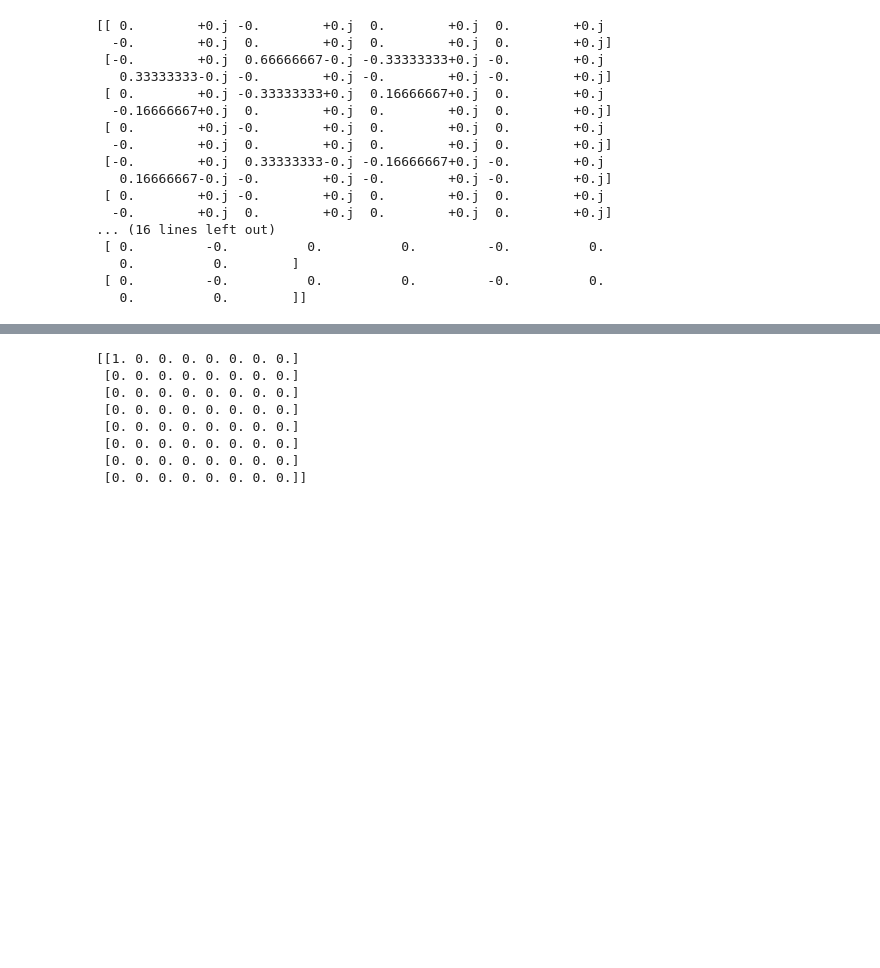
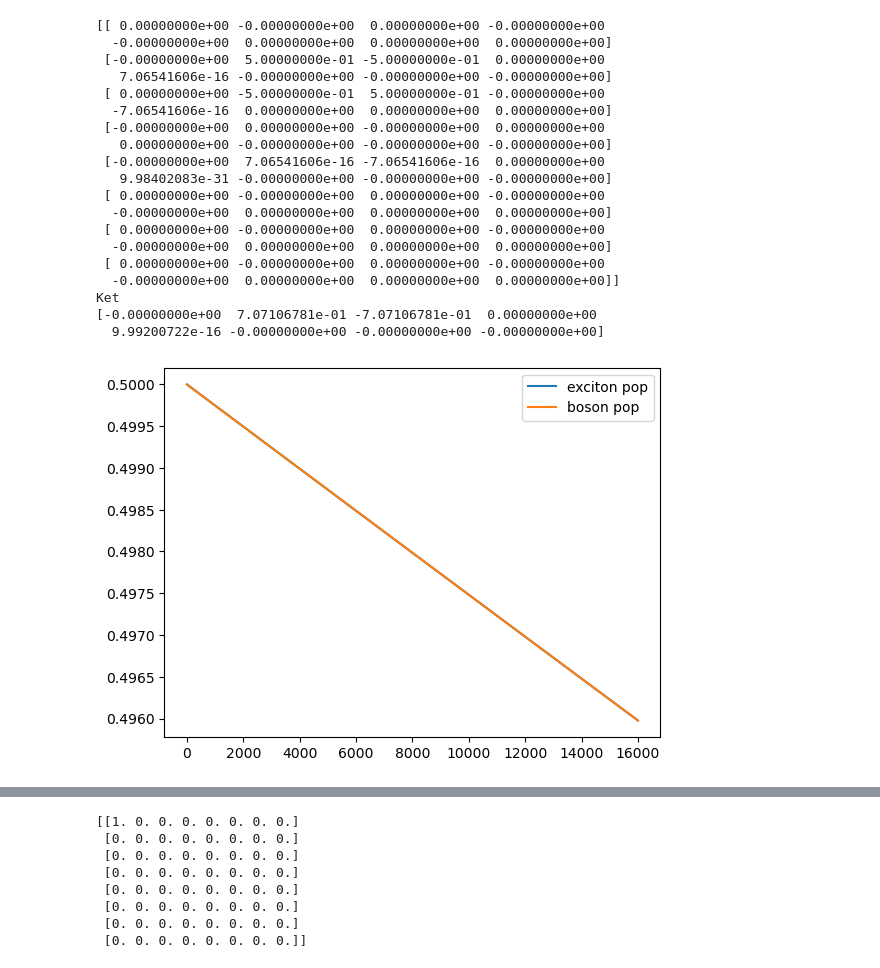
Before and after one commit to FoleyLab/wptherml, a Jupyter notebook: examples/spin_boson-dynamics.ipynb, the cells around one changed output, grey strips where cells are left out. Saved outputs shown, nothing was run; the diff lists cells and outputs as text; code cells hidden in the pictures; blank space fills up the shorter version.

```diff
--- a/examples/spin_boson-dynamics.ipynb
+++ b/examples/spin_boson-dynamics.ipynb
@@ -38,7 +38,7 @@ peyton_args = {
      "boson_spontaneous_emission_rate_mev" : 0.0, #0.15e3,
      "exciton_spontaneous_emission_rate_mev" : 190e-6,
      "exciton_dephasing_rate_mev" : 2,
-     "time_step_au" : 0.5
+     "time_step_au" : 1.0
 
 }
 
@@ -69,29 +69,67 @@ peyton_ket = np.array([ 0.               +0.j, -0.816496580927726+0.j,  0.408248
 
 vecs = np.copy(test_1.energy_eigenvectors)
 psi_0 = (1/3)* vecs[:, 3] +  (1/3)* vecs[:, 2] + (1/3)* vecs[:, 1]
-#psi_0 = vecs[:, 2]
+psi_0 = vecs[:, 2]
 
 psi_0 /= np.linalg.norm(psi_0)
-peyton_rho = np.outer(peyton_ket, peyton_ket)
-print(peyton_rho)
+#peyton_rho = np.outer(peyton_ket, peyton_ket)
+#print(peyton_rho)
 
 new_rho = np.outer(psi_0, psi_0)
 print(new_rho)
+
+test_1.exciton_dephasing_rate_au = 0.00000001
+test_1.exciton_spontaneous_emission_rate_au = 0.0000005
+test_1.boson_dephasing_rate_au = 0
+test_1.boson_spontaneous_emission_rate_au = 0
+
+test_1.rho = np.copy(new_rho)
+print("Ket")
+print(psi_0)
 # %% [output]
-[[ 0.        +0.j -0.        +0.j  0.        +0.j  0.        +0.j
-  -0.        +0.j  0.        +0.j  0.        +0.j  0.        +0.j]
- [-0.        +0.j  0.66666667-0.j -0.33333333+0.j -0.        +0.j
-   0.33333333-0.j -0.        +0.j -0.        +0.j -0.        +0.j]
- [ 0.        +0.j -0.33333333+0.j  0.16666667+0.j  0.        +0.j
-  -0.16666667+0.j  0.        +0.j  0.        +0.j  0.        +0.j]
- [ 0.        +0.j -0.        +0.j  0.        +0.j  0.        +0.j
-  -0.        +0.j  0.        +0.j  0.        +0.j  0.        +0.j]
- [-0.        +0.j  0.33333333-0.j -0.16666667+0.j -0.        +0.j
-   0.16666667-0.j -0.        +0.j -0.        +0.j -0.        +0.j]
- [ 0.        +0.j -0.        +0.j  0.        +0.j  0.        +0.j
-  -0.        +0.j  0.        +0.j  0.        +0.j  0.        +0.j]
-... (16 lines left out)
- [ 0.         -0.          0.          0.         -0.          0.
-   0.          0.        ]
- [ 0.         -0.          0.          0.         -0.          0.
-   0.          0.        ]]
+[[ 0.00000000e+00 -0.00000000e+00  0.00000000e+00 -0.00000000e+00
+  -0.00000000e+00  0.00000000e+00  0.00000000e+00  0.00000000e+00]
+ [-0.00000000e+00  5.00000000e-01 -5.00000000e-01  0.00000000e+00
+   7.06541606e-16 -0.00000000e+00 -0.00000000e+00 -0.00000000e+00]
+ [ 0.00000000e+00 -5.00000000e-01  5.00000000e-01 -0.00000000e+00
+  -7.06541606e-16  0.00000000e+00  0.00000000e+00  0.00000000e+00]
+ [-0.00000000e+00  0.00000000e+00 -0.00000000e+00  0.00000000e+00
+   0.00000000e+00 -0.00000000e+00 -0.00000000e+00 -0.00000000e+00]
+ [-0.00000000e+00  7.06541606e-16 -7.06541606e-16  0.00000000e+00
+   9.98402083e-31 -0.00000000e+00 -0.00000000e+00 -0.00000000e+00]
+ [ 0.00000000e+00 -0.00000000e+00  0.00000000e+00 -0.00000000e+00
+  -0.00000000e+00  0.00000000e+00  0.00000000e+00  0.00000000e+00]
+ [ 0.00000000e+00 -0.00000000e+00  0.00000000e+00 -0.00000000e+00
+  -0.00000000e+00  0.00000000e+00  0.00000000e+00  0.00000000e+00]
+ [ 0.00000000e+00 -0.00000000e+00  0.00000000e+00 -0.00000000e+00
+  -0.00000000e+00  0.00000000e+00  0.00000000e+00  0.00000000e+00]]
+Ket
+[-0.00000000e+00  7.07106781e-01 -7.07106781e-01  0.00000000e+00
+  9.99200722e-16 -0.00000000e+00 -0.00000000e+00 -0.00000000e+00]
+# %%
+t = [0]
+gs = []
+lp = []
+up = []
+ds = []
+gs.append(np.real(test_1.rho[0,0]))
+lp.append(np.real(test_1.rho[1,1]))
+ds.append(np.real(test_1.rho[2,2]))
+up.append(np.real(test_1.rho[3,3]))
+
+for i in range(16000):
+    t.append(test_1.time_step_au * i)
+    test_1.rk4_update_on_rho()
+    gs.append(np.real(test_1.rho[0,0]))
+    lp.append(np.real(test_1.rho[1,1]))
+    ds.append(np.real(test_1.rho[2,2]))
+    up.append(np.real(test_1.rho[3,3]))
+# %%
+#plt.plot(t, gs, label="ground state")
+plt.plot(t, lp, label="exciton pop")
+plt.plot(t, ds, label="boson pop")
+#plt.plot(t, up, label="upper polariton")
+plt.legend()
+plt.show()
+# %% [output]
+[figure, added]
```
Also changed, not shown: parts of 3 cells of this notebook.
